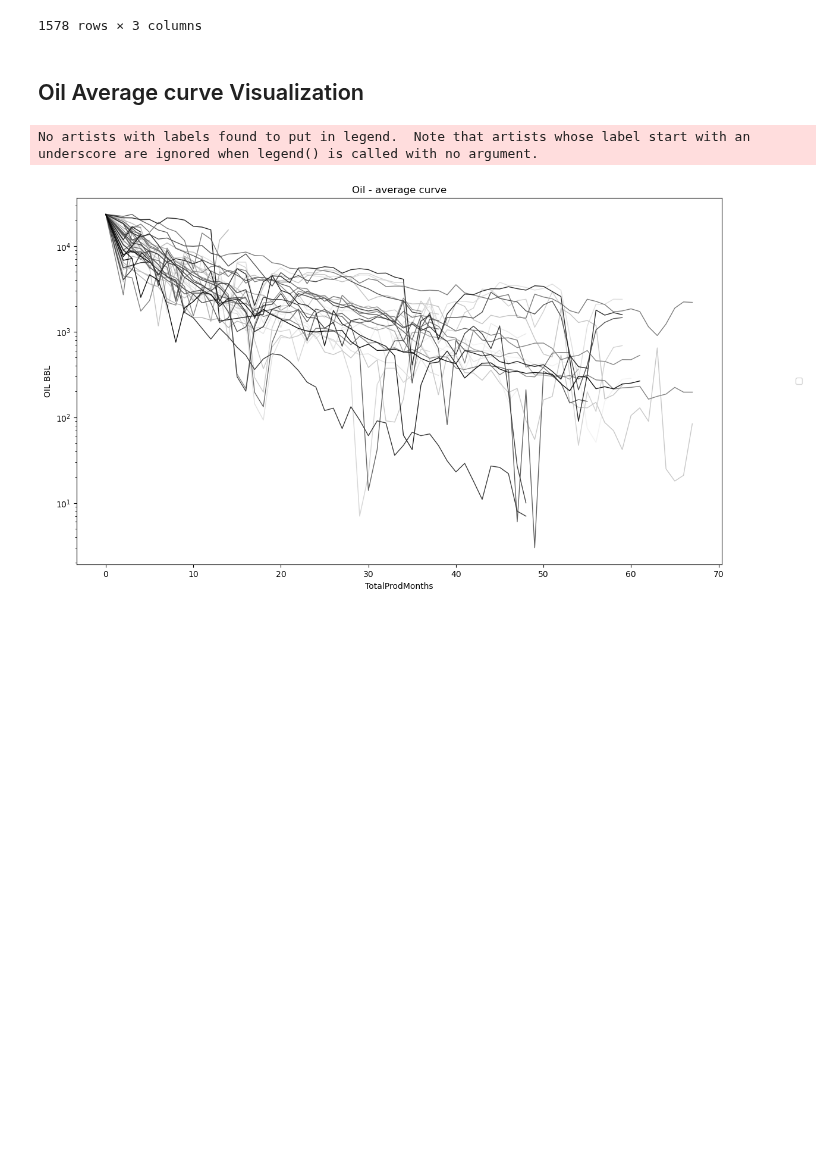
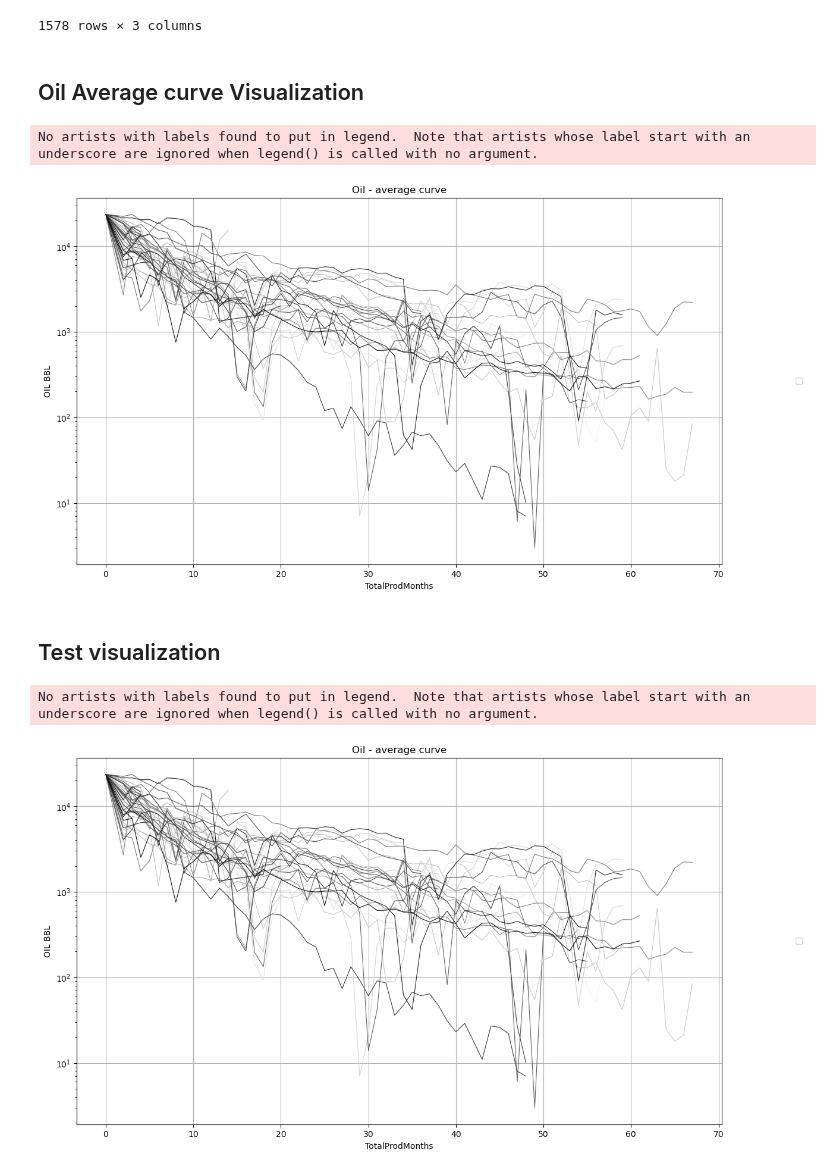
Before and after one commit to dasxgo/rocket-app, a Jupyter notebook: tap_rock_shlitz.ipynb, the cells around one changed output. Saved outputs shown, nothing was run; the diff lists cells and outputs as text; code cells hidden in the pictures; blank space fills up the shorter version.

Commit message:
upload grid

```diff
--- a/tap_rock_shlitz.ipynb
+++ b/tap_rock_shlitz.ipynb
@@ -264,6 +264,28 @@ df_vis
 1578 rows × 3 columns
 # %% [markdown]
 ## Oil Average curve Visualization
+# %%
+data = df_vis
+x = 'TotalProdMonths'
+y = "OIL BBL"
+
+plt.figure(figsize=(14,8))
+plt.yscale('log')
+plt.title("Oil - average curve")
+plt.xlabel("TotalProdMonths")
+plt.ylabel("OIL BBL")
+plt.legend(loc='center', bbox_to_anchor=(1.12,0.5))
+plt.grid(visible=True, which='major', axis='both')
+sns.lineplot(data=df_vis, x="TotalProdMonths", y="OIL BBL", hue="WellName", palette='Greys',
+estimator=None, n_boot=1000, lw=0.8, orient='x', sort=True, legend=None, ci='deprecated', ax=None)
+
+
+plt.show()
+# %% [output]
+No artists with labels found to put in legend.  Note that artists whose label start with an underscore are ignored when legend() is called with no argument.
+[figure, added]
+# %% [markdown]
+## Test visualization
 # %%
 
 data = df_vis
```
Also changed, not shown: parts of 1 cell of this notebook.
